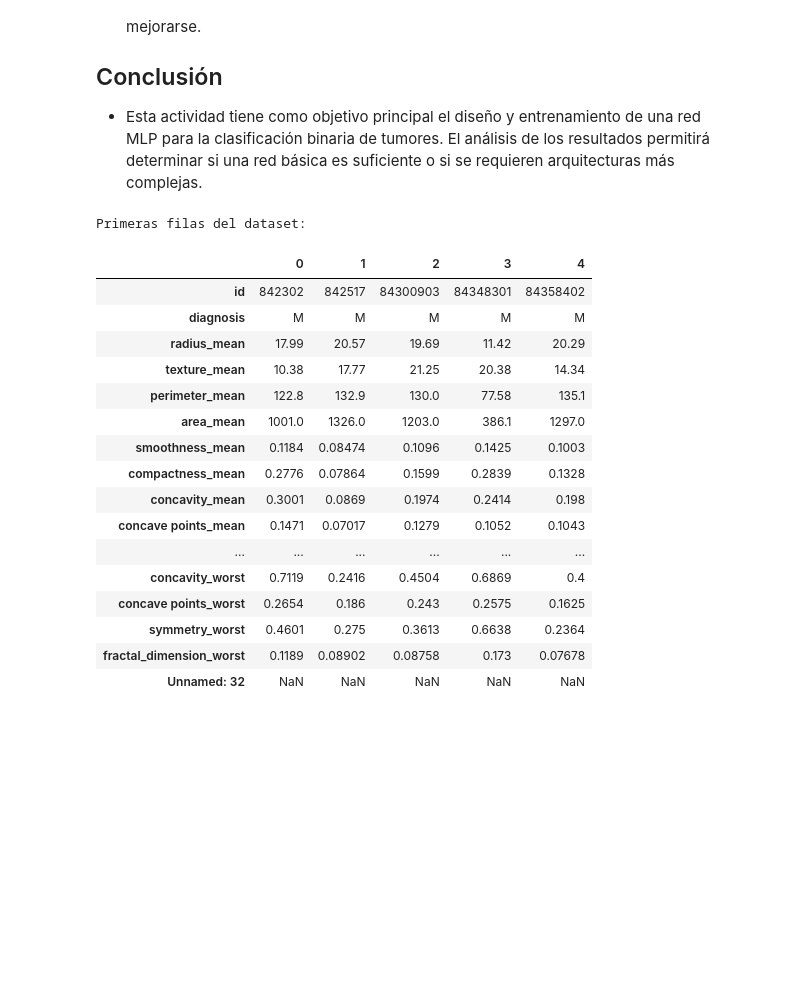
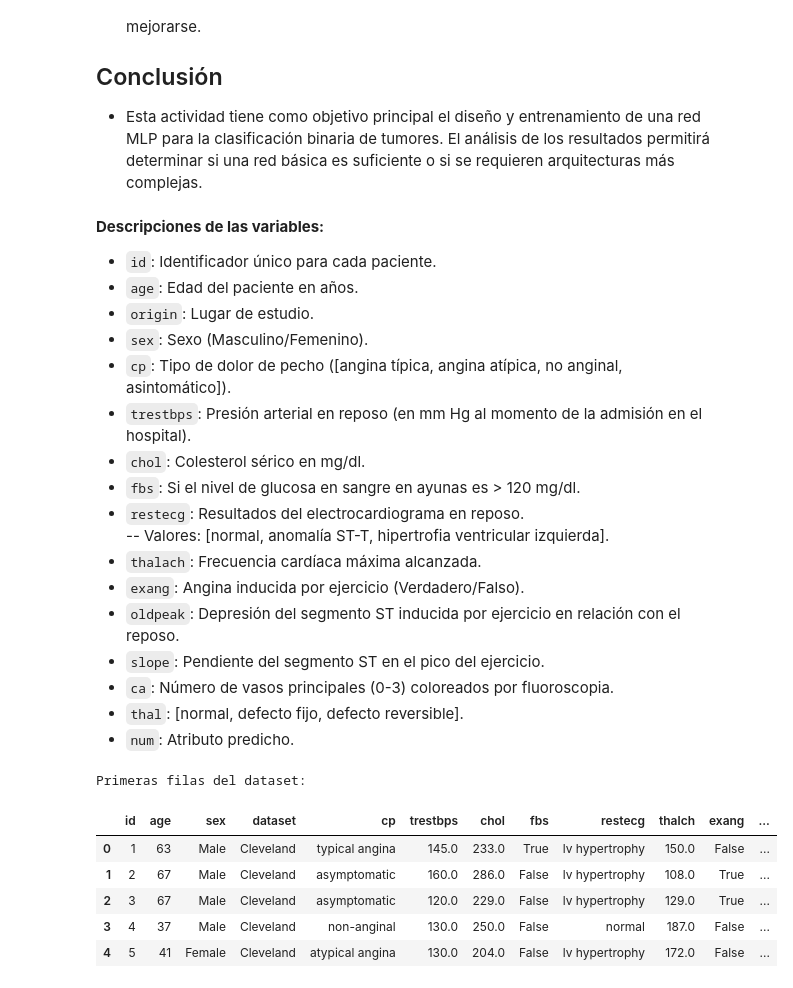
Before and after one commit to hadelmg/tareas_bootcamp_coding_dojo, a Jupyter notebook: mod_3_advanced_machine_learning/8_mpl_basica.ipynb, the cells around one changed output. Drawn from its saved outputs; the diff is of its cells as text; code cells hidden in the pictures; blank space fills up the shorter version.

Commit message:
Tarea Core 8 - MPL Básico

```diff
--- a/mod_3_advanced_machine_learning/8_mpl_basica.ipynb
+++ b/mod_3_advanced_machine_learning/8_mpl_basica.ipynb
@@ -43,4 +43,24 @@ El objetivo de la actividad es implementar una red MLP básica con una capa ocul
 ## Conclusión
 
 - Esta actividad tiene como objetivo principal el diseño y entrenamiento de una red MLP para la clasificación binaria de tumores. El análisis de los resultados permitirá determinar si una red básica es suficiente o si se requieren arquitecturas más complejas.
+# %% [markdown]
+**Descripciones de las variables:**
+
+- `id`: Identificador único para cada paciente.
+- `age`: Edad del paciente en años.
+- `origin`: Lugar de estudio.
+- `sex`: Sexo (Masculino/Femenino).
+- `cp`: Tipo de dolor de pecho ([angina típica, angina atípica, no anginal, asintomático]).
+- `trestbps`: Presión arterial en reposo (en mm Hg al momento de la admisión en el hospital).
+- `chol`: Colesterol sérico en mg/dl.
+- `fbs`: Si el nivel de glucosa en sangre en ayunas es > 120 mg/dl.
+- `restecg`: Resultados del electrocardiograma en reposo.
+  -- Valores: [normal, anomalía ST-T, hipertrofia ventricular izquierda].
+- `thalach`: Frecuencia cardíaca máxima alcanzada.
+- `exang`: Angina inducida por ejercicio (Verdadero/Falso).
+- `oldpeak`: Depresión del segmento ST inducida por ejercicio en relación con el reposo.
+- `slope`: Pendiente del segmento ST en el pico del ejercicio.
+- `ca`: Número de vasos principales (0-3) coloreados por fluoroscopia.
+- `thal`: [normal, defecto fijo, defecto reversible].
+- `num`: Atributo predicho.
 # %%
@@ -55,30 +80,19 @@ from sklearn.preprocessing import StandardScaler
 # %%
 # 1. Carga de datos
-dataset_path = r'C:\Users\GIGABYTE\Documents\tareas_bootcamp_coding_dojo\mod_3_advanced_machine_learning\data\data.csv'
-df_train = pd.read_csv(dataset_path)
+dataset_url = r"C:\Users\GIGABYTE\Documents\tareas_bootcamp_coding_dojo\mod_3_advanced_machine_learning\data\heart_disease_uci.csv"
+df_train = pd.read_csv(dataset_url)
 # %%
 # Exploración inicial de datos
 print("Primeras filas del dataset:")
-df_train.head().T
+df_train.head()
 # %% [output]
 Primeras filas del dataset:
-|  | 0 | 1 | 2 | 3 | 4 |
-| id | 842302 | 842517 | 84300903 | 84348301 | 84358402 |
-| diagnosis | M | M | M | M | M |
-| radius_mean | 17.99 | 20.57 | 19.69 | 11.42 | 20.29 |
-| texture_mean | 10.38 | 17.77 | 21.25 | 20.38 | 14.34 |
-| perimeter_mean | 122.8 | 132.9 | 130.0 | 77.58 | 135.1 |
-| area_mean | 1001.0 | 1326.0 | 1203.0 | 386.1 | 1297.0 |
-| smoothness_mean | 0.1184 | 0.08474 | 0.1096 | 0.1425 | 0.1003 |
-| compactness_mean | 0.2776 | 0.07864 | 0.1599 | 0.2839 | 0.1328 |
-| concavity_mean | 0.3001 | 0.0869 | 0.1974 | 0.2414 | 0.198 |
-| concave points_mean | 0.1471 | 0.07017 | 0.1279 | 0.1052 | 0.1043 |
-| ... | ... | ... | ... | ... | ... |
-| concavity_worst | 0.7119 | 0.2416 | 0.4504 | 0.6869 | 0.4 |
-| concave points_worst | 0.2654 | 0.186 | 0.243 | 0.2575 | 0.1625 |
-| symmetry_worst | 0.4601 | 0.275 | 0.3613 | 0.6638 | 0.2364 |
-| fractal_dimension_worst | 0.1189 | 0.08902 | 0.08758 | 0.173 | 0.07678 |
-| Unnamed: 32 | NaN | NaN | NaN | NaN | NaN |
+|  | id | age | sex | dataset | cp | trestbps | chol | fbs | restecg | thalch | exang | ... |
+| 0 | 1 | 63 | Male | Cleveland | typical angina | 145.0 | 233.0 | True | lv hypertrophy | 150.0 | False | ... |
+| 1 | 2 | 67 | Male | Cleveland | asymptomatic | 160.0 | 286.0 | False | lv hypertrophy | 108.0 | True | ... |
+| 2 | 3 | 67 | Male | Cleveland | asymptomatic | 120.0 | 229.0 | False | lv hypertrophy | 129.0 | True | ... |
+| 3 | 4 | 37 | Male | Cleveland | non-anginal | 130.0 | 250.0 | False | normal | 187.0 | False | ... |
+| 4 | 5 | 41 | Female | Cleveland | atypical angina | 130.0 | 204.0 | False | lv hypertrophy | 172.0 | False | ... |
 # %%
 print("\nInformación del dataset:")
 df_train.info()
```
Also changed, not shown: parts of 29 cells of this notebook, 1 other file.
